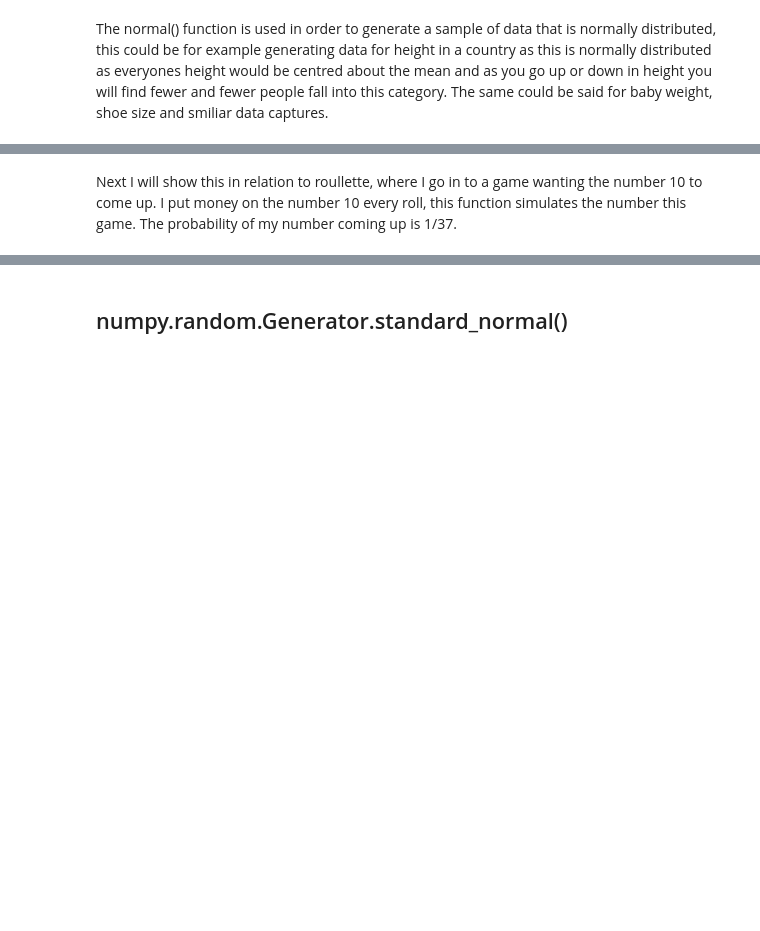
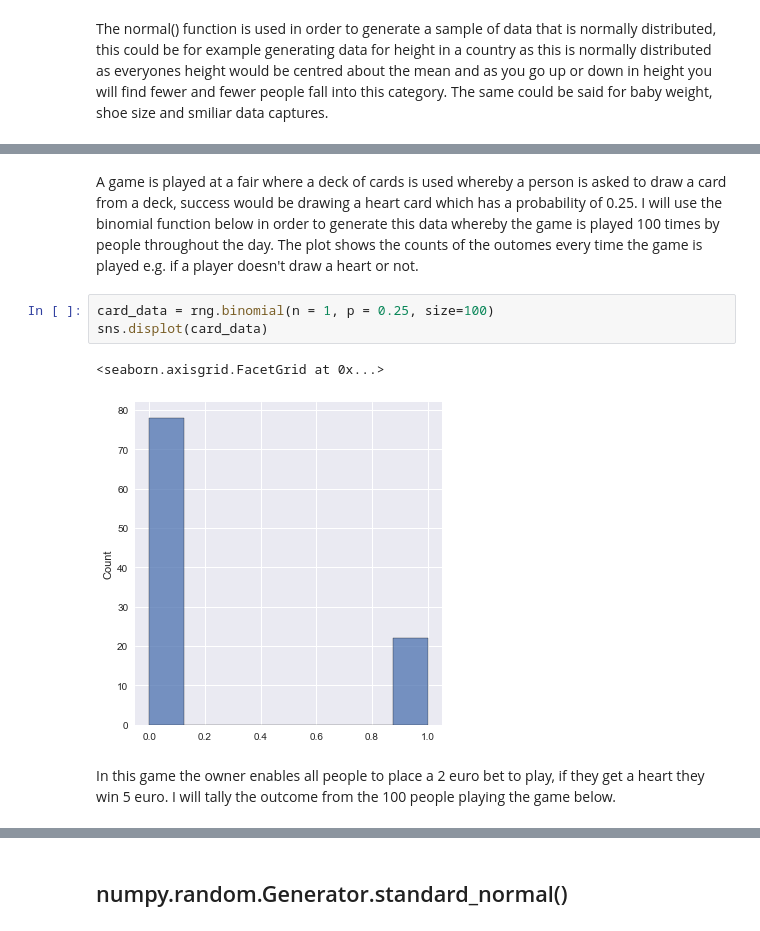
Before and after one commit to fionnmccarthy/ProgDA_Assignment, a Jupyter notebook: numpy-random.ipynb, the cells around one changed output, grey strips where cells are left out. Drawn from its saved outputs; the diff is of its cells as text; blank space fills up the shorter version.

```diff
--- a/numpy-random.ipynb
+++ b/numpy-random.ipynb
@@ -550,2 +548,10 @@ The fucntion is used to generate this binomial distributed data at random, so be
 # %% [markdown]
-Next I will show this in relation to roullette, where I go in to a game wanting the number 10 to come up. I put money on the number 10 every roll, this function simulates the number this game. The probability of my number coming up is 1/37.
+A game is played at a fair where a deck of cards is used whereby a person is asked to draw a card from a deck, success would be drawing a heart card which has a probability of 0.25. I will use the binomial function below in order to generate this data whereby the game is played 100 times by people throughout the day. The plot shows the counts of the outomes every time the game is played e.g. if a player doesn't draw a heart or not.
+# %%
+card_data = rng.binomial(n = 1, p = 0.25, size=100)
+sns.displot(card_data)
+# %% [output]
+<seaborn.axisgrid.FacetGrid at 0x...>
+[figure, added]
+# %% [markdown]
+In this game the owner enables all people to place a 2 euro bet to play, if they get a heart they win 5 euro. I will tally the outcome from the 100 people playing the game below.
```
Also changed, not shown: parts of 47 cells of this notebook, 1 other file.
